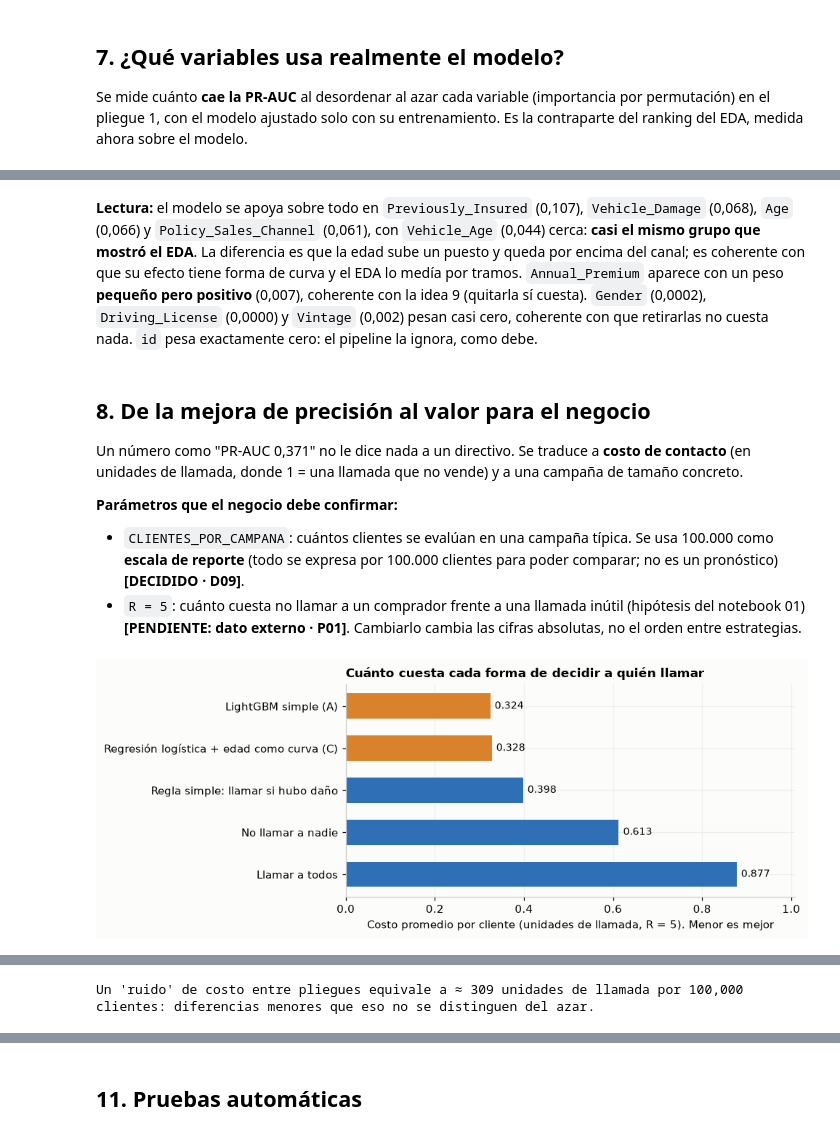
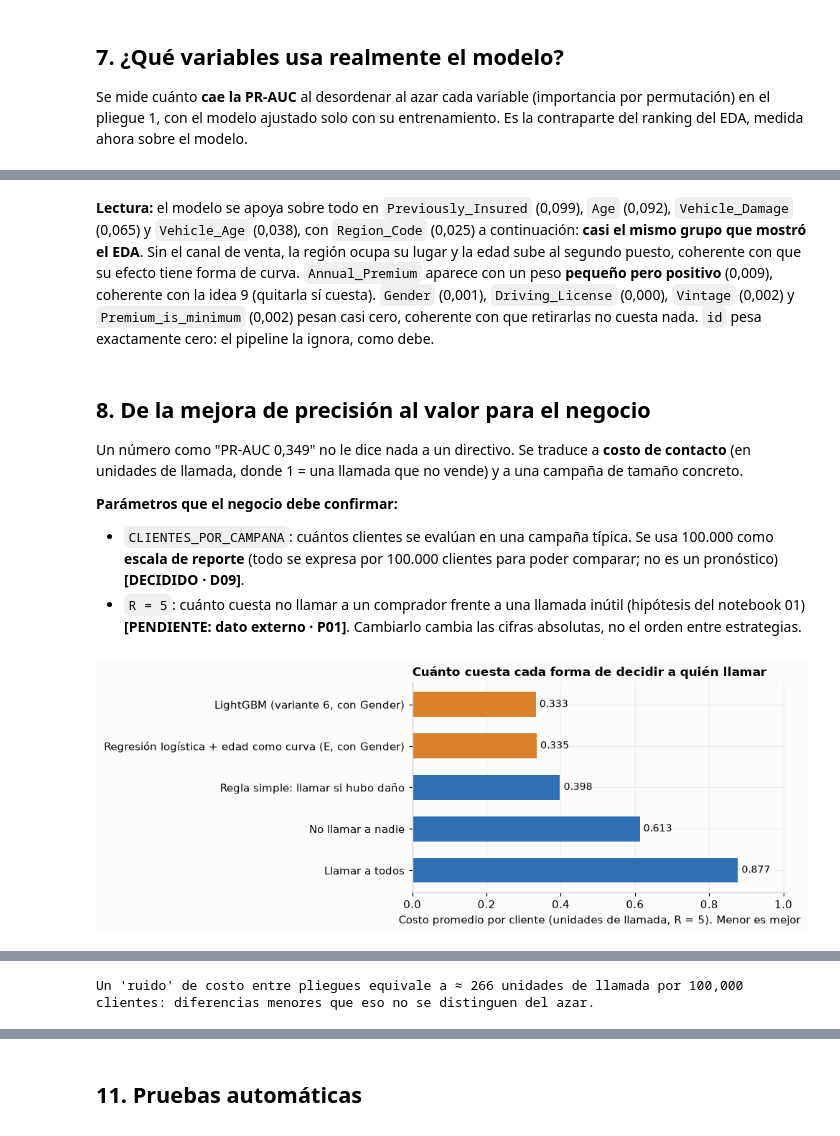
Before and after one commit to andiryospina/proyecto_venta_cruzada_seguro, a Jupyter notebook: notebooks/04_features.ipynb, the cells around one changed output, grey strips where cells are left out. Saved outputs shown, nothing was run; the diff lists cells and outputs as text; code cells hidden in the pictures.

```diff
--- a/notebooks/04_features.ipynb
+++ b/notebooks/04_features.ipynb
@@ -149,16 +149,17 @@ VARIANTS = {
     "1 recorte de la prima (p99)": (base.with_changes(clip_premium=True), "ambos"),
     "2 segmento comercial": (base.with_changes(segment_flag=True), "ambos"),
     "3 edad como curva": (base.with_changes(age_splines=True), "ambos"),
-    "4 tasa histórica de región y canal": (base.with_changes(target_encode_codes=True), "ambos"),
+    "4 tasa histórica de región": (base.with_changes(target_encode_codes=True), "ambos"),
     "5 prima relativa a la región": (base.with_changes(premium_vs_region=True), "ambos"),
     "6 sin Vintage ni Driving_License": (base.with_changes(drop=RUIDO), "ambos"),
     "7 sin Gender": (base.with_changes(drop=("Gender",)), "ambos"),
-    "8 sin agrupar canales raros": (base.with_changes(group_rare=False), "ambos"),
+    "8 sin agrupar regiones raras": (base.with_changes(group_rare=False), "ambos"),
     "9 sin prima ni su marca": (base.with_changes(drop=PRIMA), "ambos"),
     "A simple: sin Vintage, licencia ni Gender": (base.with_changes(drop=RUIDO + ("Gender",)), "ambos"),
     "B mínima: A y sin prima": (base.with_changes(drop=RUIDO + ("Gender",) + PRIMA), "ambos"),
     "C: A + edad como curva": (base.with_changes(drop=RUIDO + ("Gender",), age_splines=True), "regresion_logistica"),
     "D: B + edad como curva": (base.with_changes(drop=RUIDO + ("Gender",) + PRIMA, age_splines=True), "regresion_logistica"),
+    "E: sin Vintage ni licencia + edad como curva (Gender se conserva)": (base.with_changes(drop=RUIDO, age_splines=True), "regresion_logistica"),
 }
 scoring = make_scoring()
 results = {}
@@ -376,11 +376,11 @@ print(f"El pipeline completo se puede guardar con joblib: {buffer.tell() / 1e6:.
 Importancia de 'id' (debe ser 0: el pipeline no la usa): 0.0
 El pipeline completo se puede guardar con joblib: 0.7 MB (la app cargará un solo objeto).
 # %% [markdown]
-**Lectura:** el modelo se apoya sobre todo en `Previously_Insured` (0,107), `Vehicle_Damage` (0,068), `Age` (0,066) y `Policy_Sales_Channel` (0,061), con `Vehicle_Age` (0,044) cerca: **casi el mismo grupo que mostró el EDA**. La diferencia es que la edad sube un puesto y queda por encima del canal; es coherente con que su efecto tiene forma de curva y el EDA lo medía por tramos. `Annual_Premium` aparece con un peso **pequeño pero positivo** (0,007), coherente con la idea 9 (quitarla sí cuesta). `Gender` (0,0002), `Driving_License` (0,0000) y `Vintage` (0,002) pesan casi cero, coherente con que retirarlas no cuesta nada. `id` pesa exactamente cero: el pipeline la ignora, como debe.
+**Lectura:** el modelo se apoya sobre todo en `Previously_Insured` (0,099), `Age` (0,092), `Vehicle_Damage` (0,065) y `Vehicle_Age` (0,038), con `Region_Code` (0,025) a continuación: **casi el mismo grupo que mostró el EDA**. Sin el canal de venta, la región ocupa su lugar y la edad sube al segundo puesto, coherente con que su efecto tiene forma de curva. `Annual_Premium` aparece con un peso **pequeño pero positivo** (0,009), coherente con la idea 9 (quitarla sí cuesta). `Gender` (0,001), `Driving_License` (0,000), `Vintage` (0,002) y `Premium_is_minimum` (0,002) pesan casi cero, coherente con que retirarlas no cuesta nada. `id` pesa exactamente cero: el pipeline la ignora, como debe.
 # %% [markdown]
 ## 8. De la mejora de precisión al valor para el negocio
 
-Un número como "PR-AUC 0,371" no le dice nada a un directivo. Se traduce a **costo de contacto** (en unidades de llamada, donde 1 = una llamada que no vende) y a una campaña de tamaño concreto.
+Un número como "PR-AUC 0,349" no le dice nada a un directivo. Se traduce a **costo de contacto** (en unidades de llamada, donde 1 = una llamada que no vende) y a una campaña de tamaño concreto.
 
 **Parámetros que el negocio debe confirmar:**
 - `CLIENTES_POR_CAMPANA`: cuántos clientes se evalúan en una campaña típica. Se usa 100.000 como **escala de reporte** (todo se expresa por 100.000 clientes para poder comparar; no es un pronóstico) **[DECIDIDO · D09]**.
@@ -396,35 +396,35 @@ strategies = pd.Series({
     "No llamar a nadie": mean_cost(lambda d: np.zeros(len(d), dtype=int)),
     "Llamar a todos": mean_cost(lambda d: np.ones(len(d), dtype=int)),
     "Regla simple: llamar si hubo daño": mean_cost(lambda d: d["Vehicle_Damage"].to_numpy()),
-    "Regresión logística + edad como curva (C)": results[("regresion_logistica", "C: A + edad como curva")]["cost"].mean(),
-    "LightGBM simple (A)": results[("lightgbm", "A simple: sin Vintage, licencia ni Gender")]["cost"].mean(),
+    "Regresión logística + edad como curva (E, con Gender)": results[("regresion_logistica", "E: sin Vintage ni licencia + edad como curva (Gender se conserva)")]["cost"].mean(),
+    "LightGBM (variante 6, con Gender)": results[("lightgbm", "6 sin Vintage ni Driving_License")]["cost"].mean(),
 }, name="costo por cliente").sort_values()
 
 fig, ax = plt.subplots(figsize=(9, 3.6))
 ax.barh(strategies.index, strategies.to_numpy(), color=[ORANGE if "LightGBM" in s or "Regresión" in s else BLUE for s in strategies.index], height=0.6)
 for i, v in enumerate(strategies):
     ax.text(v + 0.01, i, f"{v:.3f}", va="center", fontsize=9)
 ax.invert_yaxis()
 ax.set_xlim(0, strategies.max() * 1.15)
 ax.set_xlabel("Costo promedio por cliente (unidades de llamada, R = 5). Menor es mejor")
 ax.set_title("Cuánto cuesta cada forma de decidir a quién llamar")
 plt.tight_layout()
 plt.show()
 
 rule_cost = strategies["Regla simple: llamar si hubo daño"]
 ahorro = pd.DataFrame({
     "costo por cliente": strategies,
     "ahorro frente a la regla simple (por cliente)": rule_cost - strategies,
     f"ahorro por {CLIENTES_POR_CAMPANA:,} clientes (unidades de llamada)": (rule_cost - strategies) * CLIENTES_POR_CAMPANA,
     "reducción del costo frente a la regla simple": (rule_cost - strategies) / rule_cost,
 })
 display(ahorro.style.format({"costo por cliente": "{:.4f}", "ahorro frente a la regla simple (por cliente)": "{:+.4f}",
                              f"ahorro por {CLIENTES_POR_CAMPANA:,} clientes (unidades de llamada)": "{:+,.0f}",
                              "reducción del costo frente a la regla simple": "{:+.1%}"}))
 
 noise_cost = results[("lightgbm", "referencia")]["cost"].std(ddof=1)
 print(f"Un 'ruido' de costo entre pliegues equivale a ≈ {noise_cost * CLIENTES_POR_CAMPANA:,.0f} unidades de llamada por {CLIENTES_POR_CAMPANA:,} clientes: "
       "diferencias menores que eso no se distinguen del azar.")
 # %% [output]
-[figure, old version]
+[figure, new version]
 |  | costo por cliente | ahorro frente a la regla simple (... | ahorro por 100,000 clientes (unid... | reducción del costo frente a la r... |
@@ -433,6 +433,6 @@ print(f"Un 'ruido' de costo entre pliegues equivale a ≈ {noise_cost * CLIENTES
 | Regla simple: llamar si hubo daño | 0.3980 | +0.0000 | +0 | +0.0% |
 | No llamar a nadie | 0.6128 | -0.2148 | -21,478 | -54.0% |
 | Llamar a todos | 0.8774 | -0.4794 | -47,940 | -120.4% |
-Un 'ruido' de costo entre pliegues equivale a ≈ 309 unidades de llamada por 100,000 clientes: diferencias menores que eso no se distinguen del azar.
+Un 'ruido' de costo entre pliegues equivale a ≈ 266 unidades de llamada por 100,000 clientes: diferencias menores que eso no se distinguen del azar.
 # %% [markdown]
 **Lectura de negocio:**
```
Also changed, not shown: parts of 28 cells of this notebook, 12 other files.
